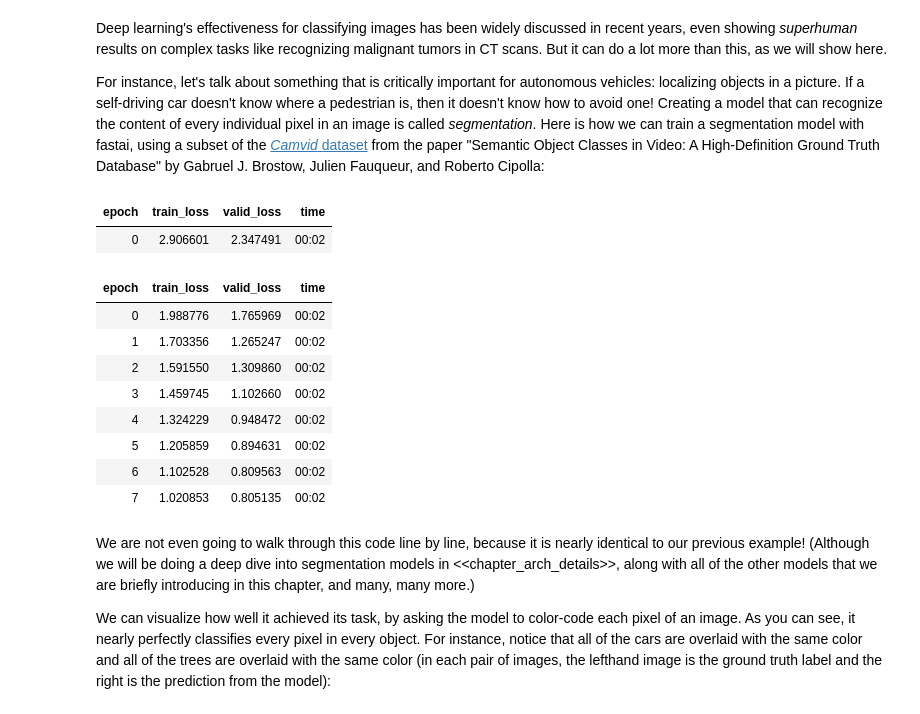
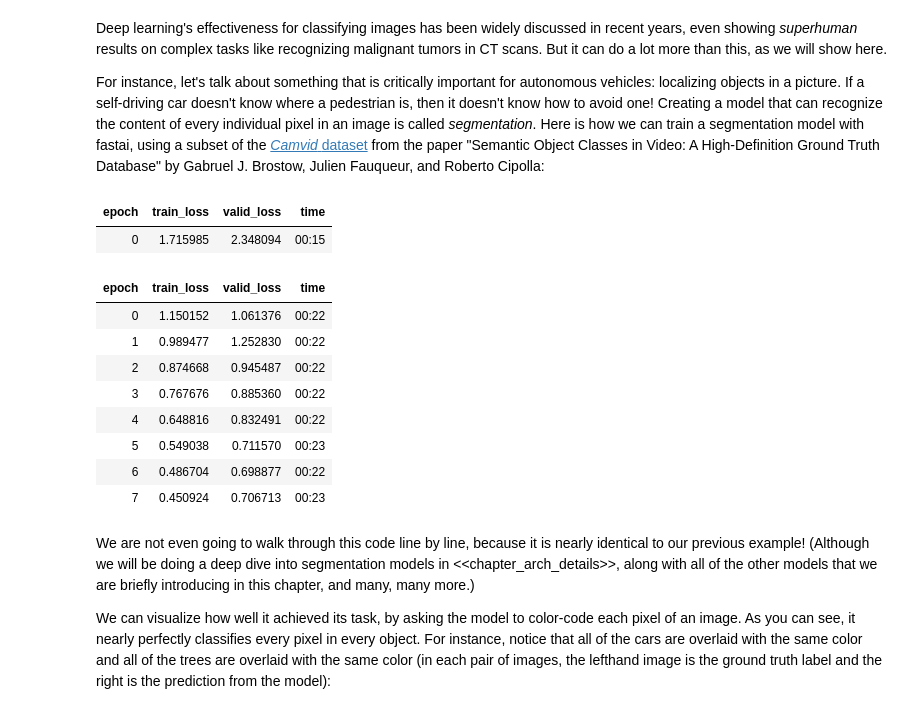
Before and after one commit to aadroher/fastbook, a Jupyter notebook: 01_intro.ipynb, the cells around one changed output. Saved outputs shown, nothing was run; the diff lists cells and outputs as text; code cells hidden in the pictures.

```diff
--- a/01_intro.ipynb
+++ b/01_intro.ipynb
@@ -662,25 +695,27 @@ For instance, let's talk about something that is critically important for autono
 # %%
 path = untar_data(URLs.CAMVID_TINY)
 dls = SegmentationDataLoaders.from_label_func(
-    path, bs=8, fnames = get_image_files(path/"images"),
+    path,
+    bs=1,
+    fnames = get_image_files(path/"images"),
     label_func = lambda o: path/'labels'/f'{o.stem}_P{o.suffix}',
     codes = np.loadtxt(path/'codes.txt', dtype=str)
 )
 
 learn = unet_learner(dls, resnet34)
 learn.fine_tune(8)
 # %% [output]
 | epoch | train_loss | valid_loss | time |
-| 0 | 2.906601 | 2.347491 | 00:02 |
+| 0 | 1.715985 | 2.348094 | 00:15 |
 | epoch | train_loss | valid_loss | time |
-| 0 | 1.988776 | 1.765969 | 00:02 |
-| 1 | 1.703356 | 1.265247 | 00:02 |
-| 2 | 1.591550 | 1.309860 | 00:02 |
-| 3 | 1.459745 | 1.102660 | 00:02 |
-| 4 | 1.324229 | 0.948472 | 00:02 |
-| 5 | 1.205859 | 0.894631 | 00:02 |
-| 6 | 1.102528 | 0.809563 | 00:02 |
-| 7 | 1.020853 | 0.805135 | 00:02 |
+| 0 | 1.150152 | 1.061376 | 00:22 |
+| 1 | 0.989477 | 1.252830 | 00:22 |
+| 2 | 0.874668 | 0.945487 | 00:22 |
+| 3 | 0.767676 | 0.885360 | 00:22 |
+| 4 | 0.648816 | 0.832491 | 00:22 |
+| 5 | 0.549038 | 0.711570 | 00:23 |
+| 6 | 0.486704 | 0.698877 | 00:22 |
+| 7 | 0.450924 | 0.706713 | 00:23 |
 # %% [markdown]
 We are not even going to walk through this code line by line, because it is nearly identical to our previous example! (Although we will be doing a deep dive into segmentation models in <<chapter_arch_details>>, along with all of the other models that we are briefly introducing in this chapter, and many, many more.)
 
```
Also changed, not shown: parts of 13 cells of this notebook, 2 other files.
